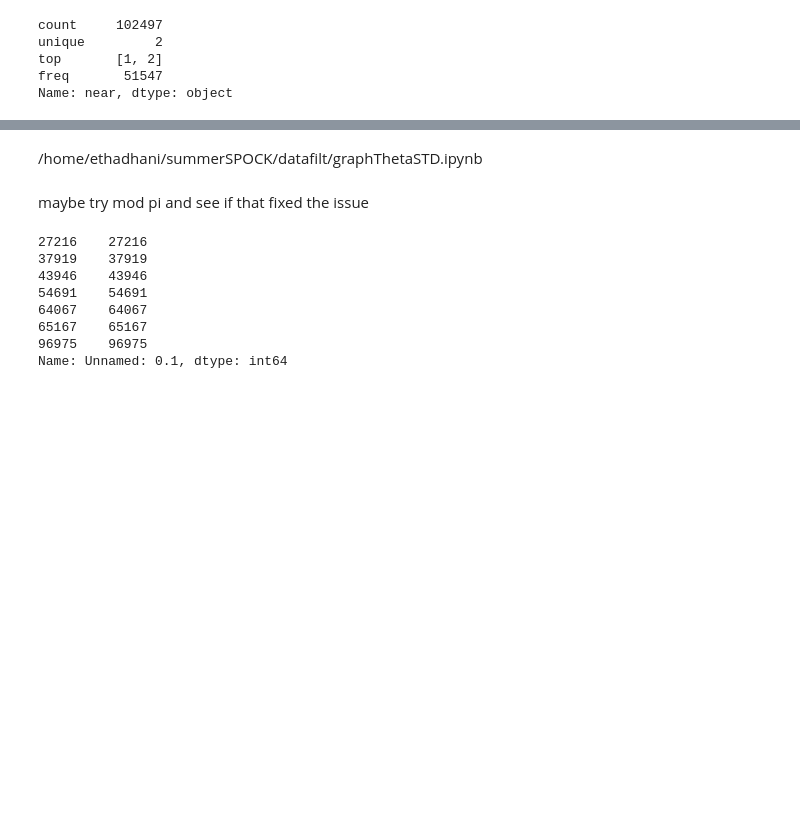
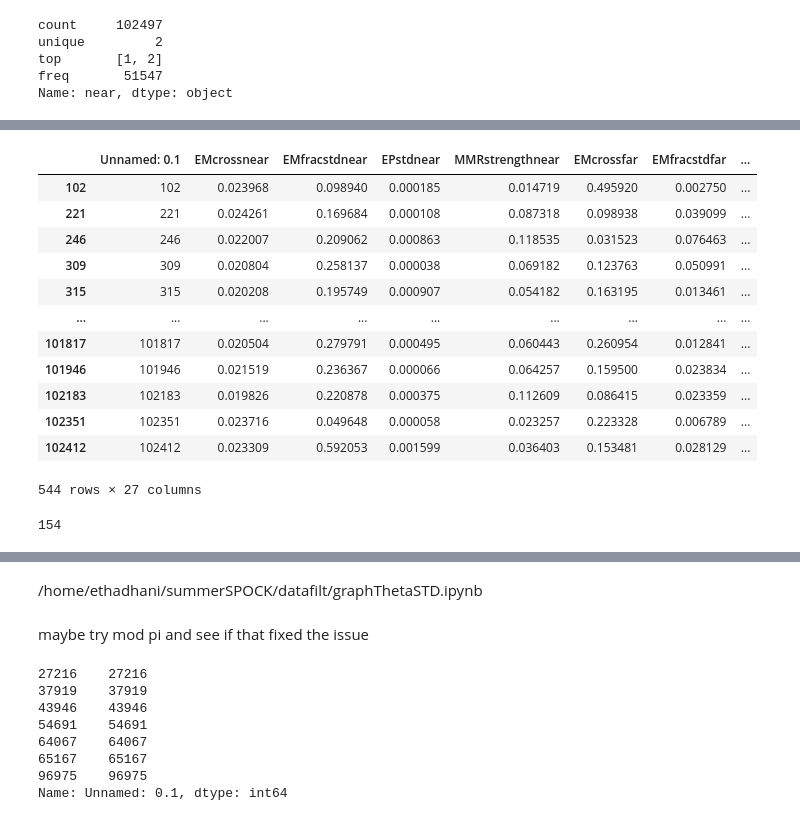
Before and after one commit to Ethadhani/spockUpdate, a Jupyter notebook: paper_plots/testing.ipynb, the cells around one changed output, grey strips where cells are left out. Cells and saved outputs as stored; diff of their text form; code cells hidden in the pictures; blank space fills up the shorter version.

```diff
--- a/paper_plots/testing.ipynb
+++ b/paper_plots/testing.ipynb
@@ -104,0 +181,20 @@ temp = data[(data['threeBRfillfac'] > 3)]
+# %%
+temp23
+# %% [output]
+|  | Unnamed: 0.1 | EMcrossnear | EMfracstdnear | EPstdnear | MMRstrengthnear | EMcrossfar | EMfracstdfar | ... |
+| 102 | 102 | 0.023968 | 0.098940 | 0.000185 | 0.014719 | 0.495920 | 0.002750 | ... |
+| 221 | 221 | 0.024261 | 0.169684 | 0.000108 | 0.087318 | 0.098938 | 0.039099 | ... |
+| 246 | 246 | 0.022007 | 0.209062 | 0.000863 | 0.118535 | 0.031523 | 0.076463 | ... |
+| 309 | 309 | 0.020804 | 0.258137 | 0.000038 | 0.069182 | 0.123763 | 0.050991 | ... |
+| 315 | 315 | 0.020208 | 0.195749 | 0.000907 | 0.054182 | 0.163195 | 0.013461 | ... |
+| ... | ... | ... | ... | ... | ... | ... | ... | ... |
+| 101817 | 101817 | 0.020504 | 0.279791 | 0.000495 | 0.060443 | 0.260954 | 0.012841 | ... |
+| 101946 | 101946 | 0.021519 | 0.236367 | 0.000066 | 0.064257 | 0.159500 | 0.023834 | ... |
+| 102183 | 102183 | 0.019826 | 0.220878 | 0.000375 | 0.112609 | 0.086415 | 0.023359 | ... |
+| 102351 | 102351 | 0.023716 | 0.049648 | 0.000058 | 0.023257 | 0.223328 | 0.006789 | ... |
+| 102412 | 102412 | 0.023309 | 0.592053 | 0.001599 | 0.036403 | 0.153481 | 0.028129 | ... |
+544 rows × 27 columns
+# %%
+temp23['threeBRfillfac'].argmax()
+# %% [output]
+154
```
Also changed, not shown: parts of 21 cells of this notebook, 2 other files.
